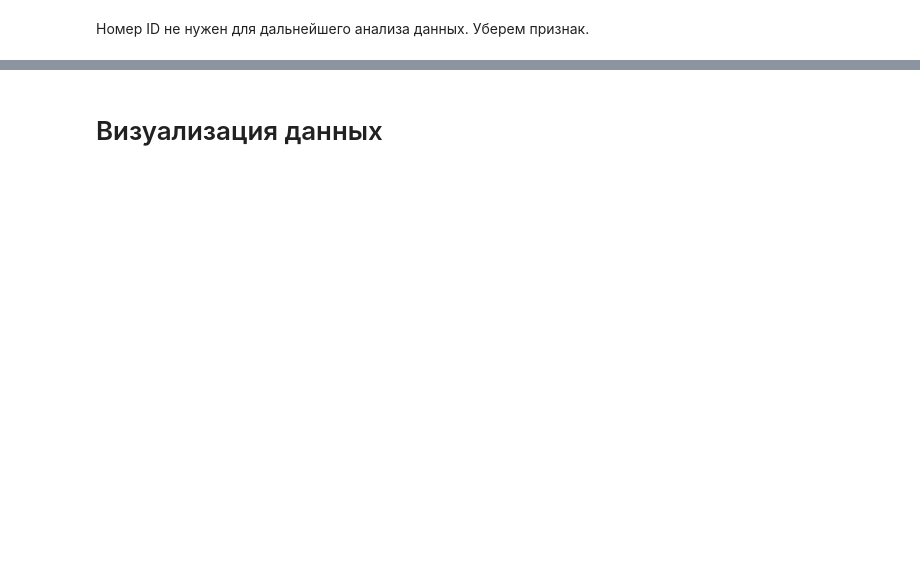
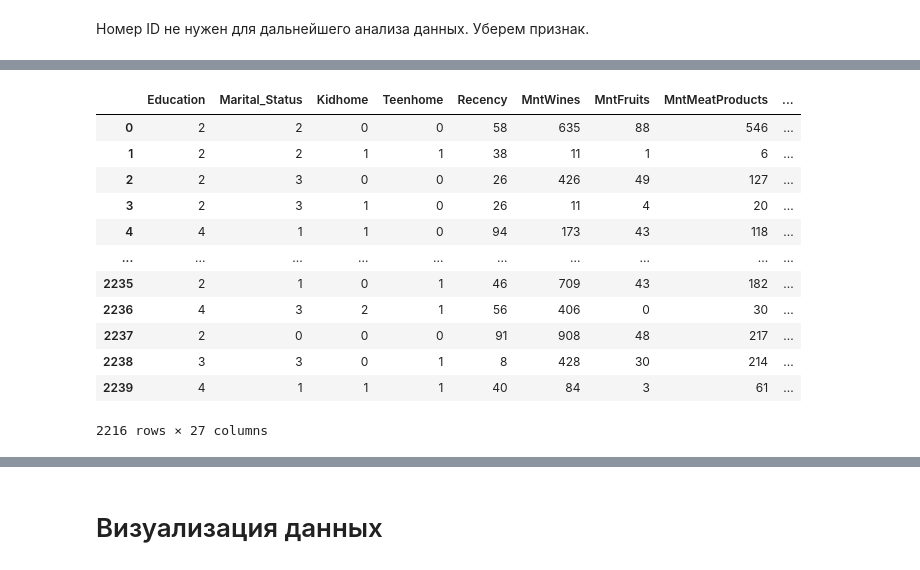
Before and after one commit to alcatkuchera/Marketing_Campaign, a Jupyter notebook: Marketing_campaign.ipynb, the cells around one changed output, grey strips where cells are left out. Drawn from its saved outputs; the diff is of its cells as text; code cells hidden in the pictures; blank space fills up the shorter version.

```diff
--- a/Marketing_campaign.ipynb
+++ b/Marketing_campaign.ipynb
@@ -322,0 +274,18 @@ numerical_columns
+# %%
+X = X[-X.Income.isna()]
+X = X.drop(columns="Income")
+X
+# %% [output]
+|  | Education | Marital_Status | Kidhome | Teenhome | Recency | MntWines | MntFruits | MntMeatProducts | ... |
+| 0 | 2 | 2 | 0 | 0 | 58 | 635 | 88 | 546 | ... |
+| 1 | 2 | 2 | 1 | 1 | 38 | 11 | 1 | 6 | ... |
+| 2 | 2 | 3 | 0 | 0 | 26 | 426 | 49 | 127 | ... |
+| 3 | 2 | 3 | 1 | 0 | 26 | 11 | 4 | 20 | ... |
+| 4 | 4 | 1 | 1 | 0 | 94 | 173 | 43 | 118 | ... |
+| ... | ... | ... | ... | ... | ... | ... | ... | ... | ... |
+| 2235 | 2 | 1 | 0 | 1 | 46 | 709 | 43 | 182 | ... |
+| 2236 | 4 | 3 | 2 | 1 | 56 | 406 | 0 | 30 | ... |
+| 2237 | 2 | 0 | 0 | 0 | 91 | 908 | 48 | 217 | ... |
+| 2238 | 3 | 3 | 0 | 1 | 8 | 428 | 30 | 214 | ... |
+| 2239 | 4 | 1 | 1 | 1 | 40 | 84 | 3 | 61 | ... |
+2216 rows × 27 columns
```
Also changed, not shown: parts of 113 cells of this notebook.
